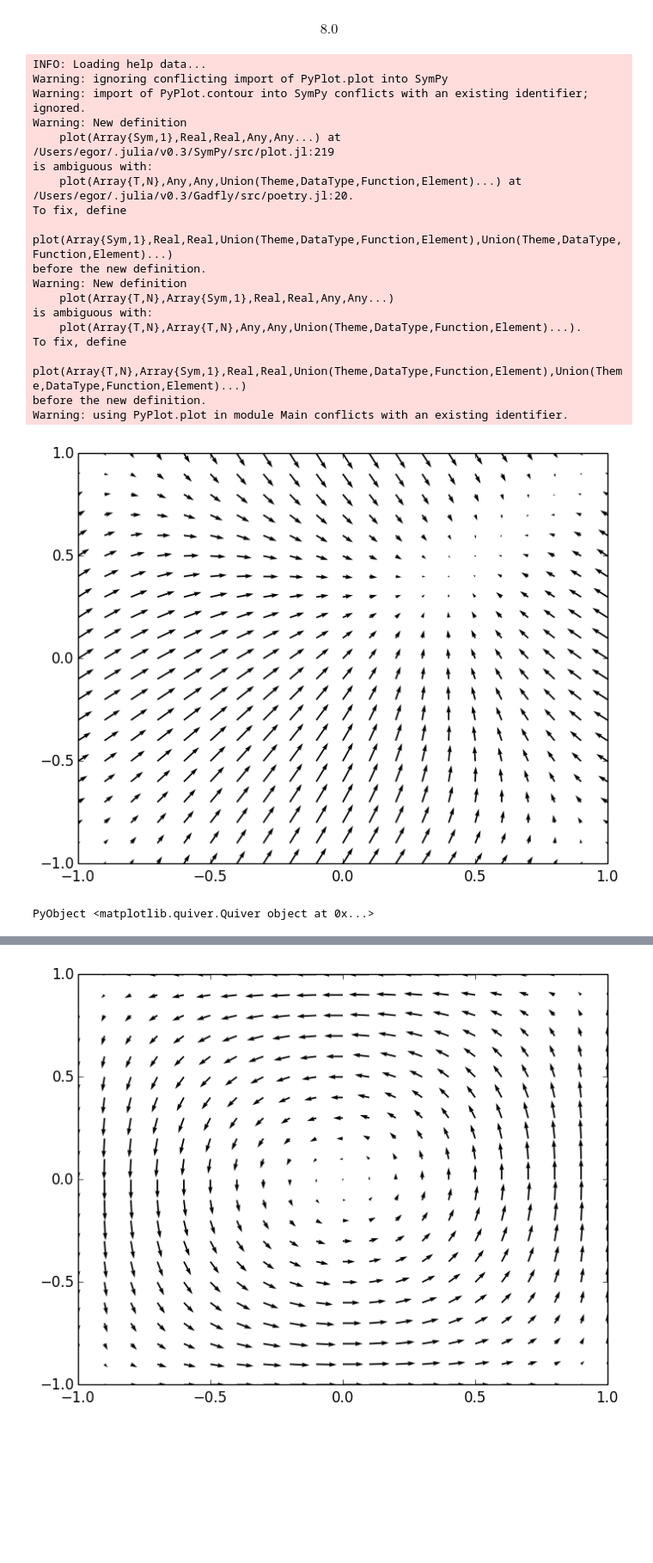
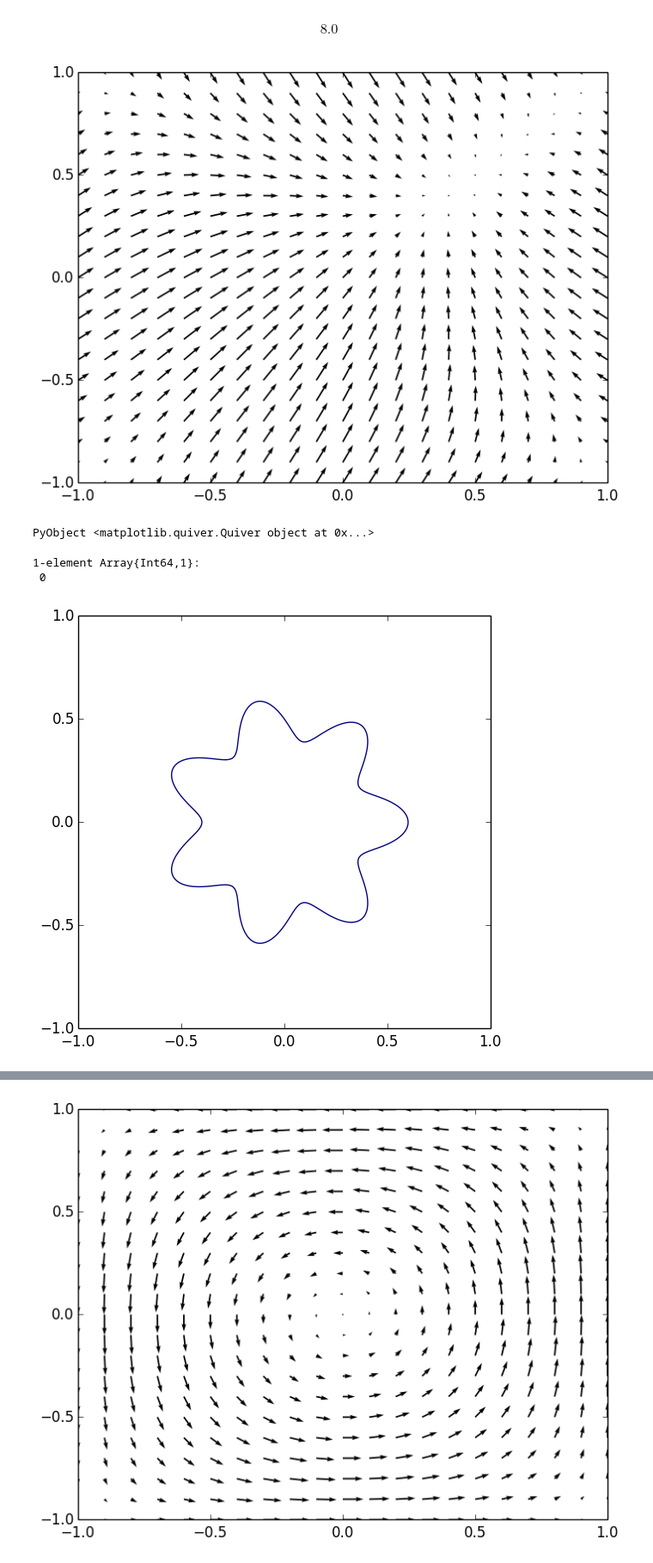
Before and after one commit to elrnv/mfd-notebooks, a Jupyter notebook: Example functions.ipynb, the cells around one changed output, grey strips where cells are left out. Shown at 86% size. Cells and saved outputs as stored; diff of their text form; code cells hidden in the pictures; blank space fills up the shorter version.

Commit message:
updated with all the work I've done in julia

```diff
--- a/Example functions.ipynb
+++ b/Example functions.ipynb
@@ -26,6 +26,7 @@ $$0$$
 $$8.0$$
 # %%
 using PyPlot
+PyPlot.svg(true);
 meshgrid(v::AbstractVector) = meshgrid(v, v)
 function meshgrid{T}(vx::AbstractVector{T}, vy::AbstractVector{T})
     m, n = length(vy), length(vx)
@@ -40,23 +41,21 @@ V = cos(0.5*pi*Y) - 0.5*pi*sin(0.5*pi*Y).*cos(0.5*pi*X);
 # Input velocity field
 Q = quiver(X, Y, U, V)
 # %% [output]
+[figure]
-INFO: Loading help data...
-Warning: ignoring conflicting import of PyPlot.plot into SymPy
-Warning: import of PyPlot.contour into SymPy conflicts with an existing identifier; ignored.
-Warning: New definition
-    plot(Array{Sym,1},Real,Real,Any,Any...) at /Users/egor/.julia/v0.3/SymPy/src/plot.jl:219
-is ambiguous with:
-    plot(Array{T,N},Any,Any,Union(Theme,DataType,Function,Element)...) at /Users/egor/.julia/v0.3/Gadfly/src/poetry.jl:20.
-To fix, define
-    plot(Array{Sym,1},Real,Real,Union(Theme,DataType,Function,Element),Union(Theme,DataType,Function,Element)...)
-before the new definition.
-Warning: New definition
-    plot(Array{T,N},Array{Sym,1},Real,Real,Any,Any...)
-is ambiguous with:
-    plot(Array{T,N},Array{T,N},Any,Any,Union(Theme,DataType,Function,Element)...).
-To fix, define
-    plot(Array{T,N},Array{Sym,1},Real,Real,Union(Theme,DataType,Function,Element),Union(Theme,DataType,Function,Element)...)
-before the new definition.
-Warning: using PyPlot.plot in module Main conflicts with an existing identifier.
+PyObject <matplotlib.quiver.Quiver object at 0x...>
-[figure]
-PyObject <matplotlib.quiver.Quiver object at 0x...>
+# %%
+X,Y = meshgrid( -1:.01:1, -1:.01:1);
+ax1 = subplot(1, 1, 1, aspect=1)
+axis([-1, 1, -1, 1]);
+levels = [0];
+display(levels);
+arms = 7;
+avg_rad = 0.5;
+scale = 0.2;
+Z = X.^2 + Y.^2 - (avg_rad - scale*avg_rad*(sin(arms*atan2(X,Y)))).^2;
+CS = contour(X,Y,Z,levels);
+savefig("plot.pdf")
+# %% [output]
+1-element Array{Int64,1}:
+ 0
+[figure, added]
```
Also changed, not shown: parts of 4 cells of this notebook, 4 other files.
